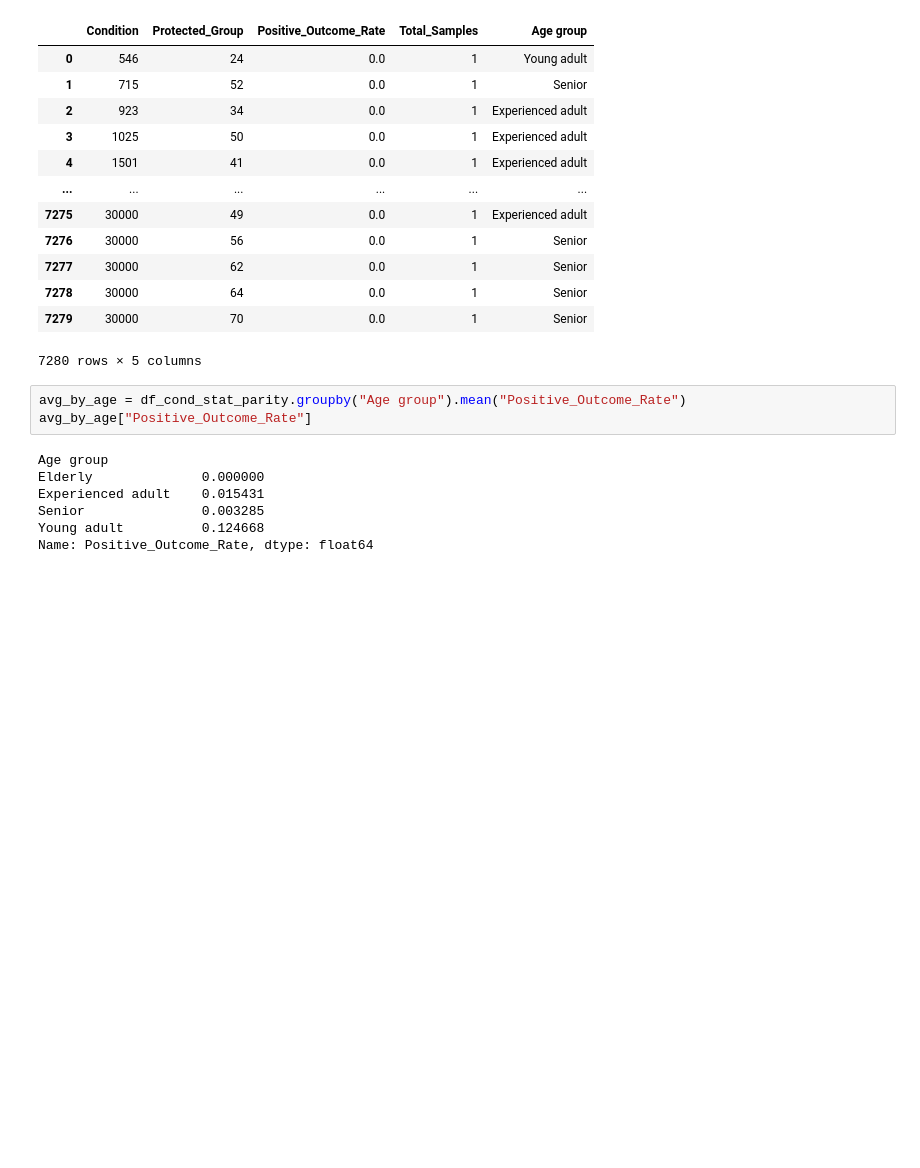
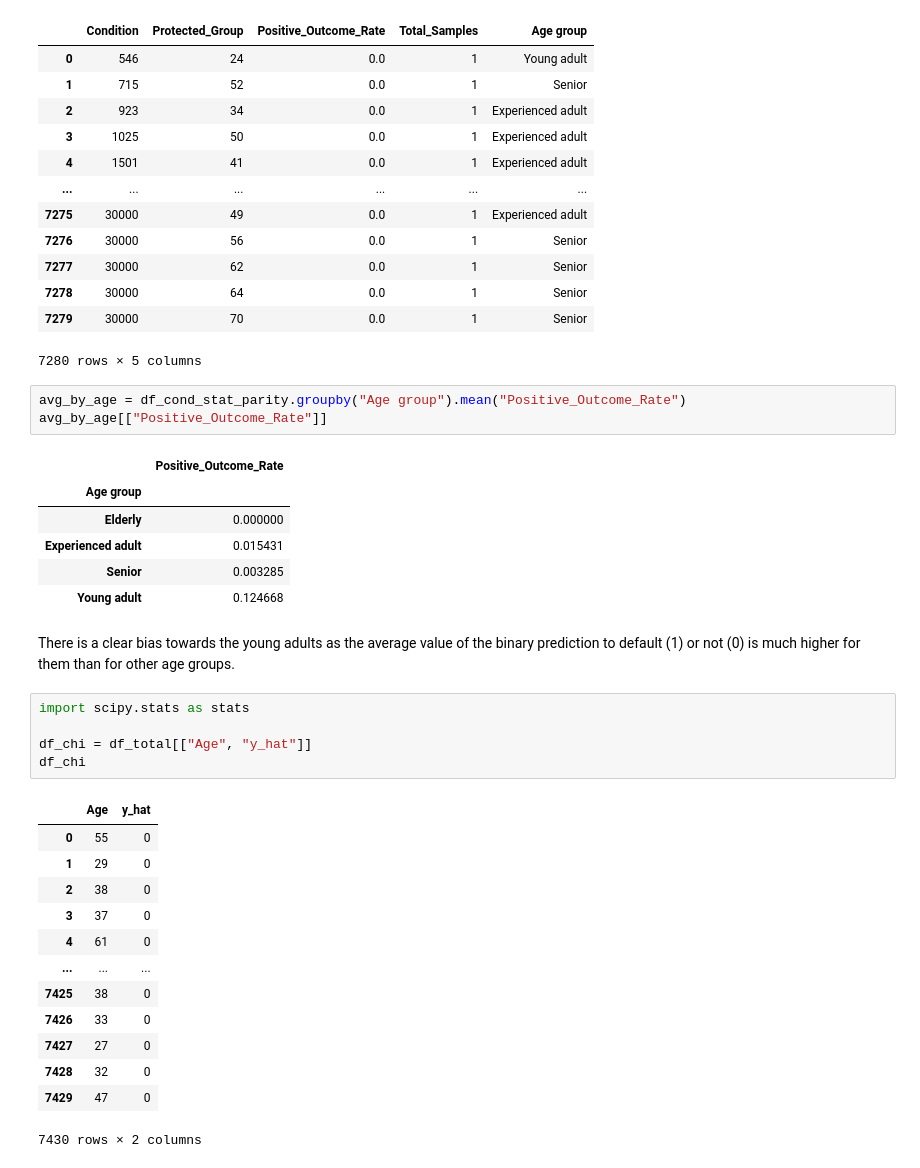
Before and after one commit to julescrevola/interpret_fair, a Jupyter notebook: notebooks/own_model.ipynb, the cells around one changed output. Saved outputs shown, nothing was run; the diff lists cells and outputs as text; blank space fills up the shorter version.

Commit message:
changed enhanced cond stat parity

```diff
--- a/notebooks/own_model.ipynb
+++ b/notebooks/own_model.ipynb
@@ -231,11 +231,32 @@ df_cond_stat_parity
 7280 rows × 5 columns
 # %%
 avg_by_age = df_cond_stat_parity.groupby("Age group").mean("Positive_Outcome_Rate")
-avg_by_age["Positive_Outcome_Rate"]
+avg_by_age[["Positive_Outcome_Rate"]]
 # %% [output]
-Age group
-Elderly              0.000000
-Experienced adult    0.015431
-Senior               0.003285
-Young adult          0.124668
-Name: Positive_Outcome_Rate, dtype: float64
+|  | Positive_Outcome_Rate |
+| Age group |  |
+| Elderly | 0.000000 |
+| Experienced adult | 0.015431 |
+| Senior | 0.003285 |
+| Young adult | 0.124668 |
+# %% [markdown]
+There is a clear bias towards the young adults as the average value of the binary prediction to default (1) or not (0) is much higher for them than for other age groups.
+# %%
+import scipy.stats as stats
+
+df_chi = df_total[["Age", "y_hat"]]
+df_chi
+# %% [output]
+|  | Age | y_hat |
+| 0 | 55 | 0 |
+| 1 | 29 | 0 |
+| 2 | 38 | 0 |
+| 3 | 37 | 0 |
+| 4 | 61 | 0 |
+| ... | ... | ... |
+| 7425 | 38 | 0 |
+| 7426 | 33 | 0 |
+| 7427 | 27 | 0 |
+| 7428 | 32 | 0 |
+| 7429 | 47 | 0 |
+7430 rows × 2 columns
```
Also changed, not shown: parts of 4 cells of this notebook.
